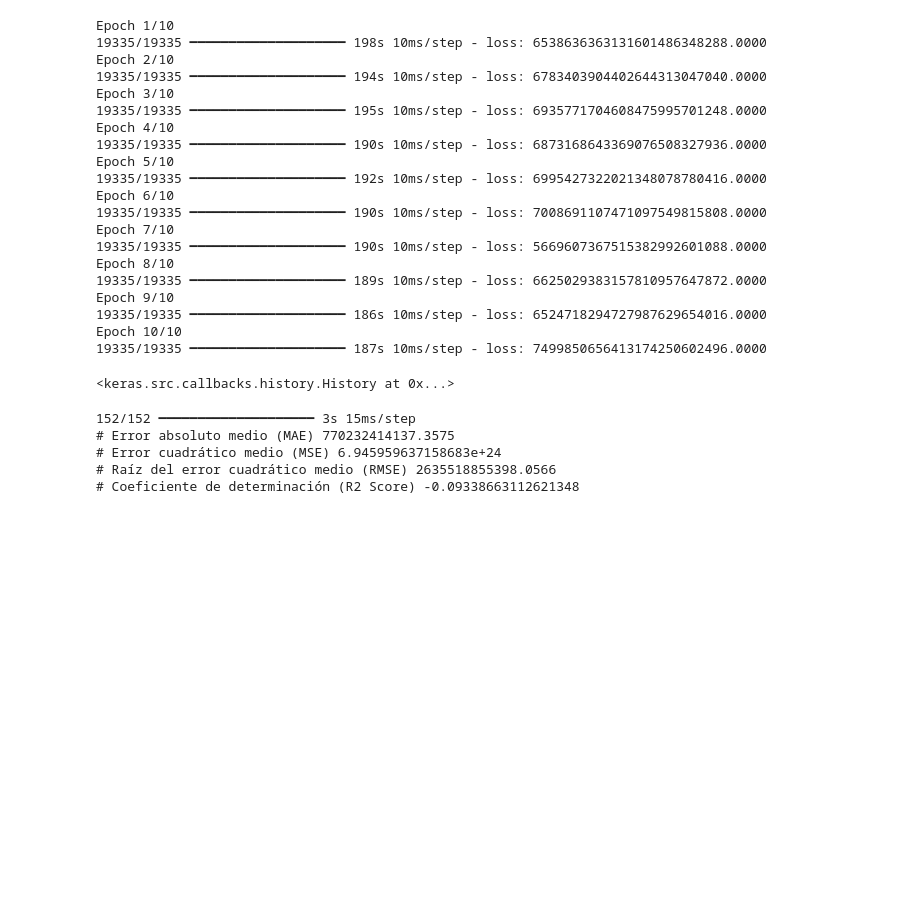
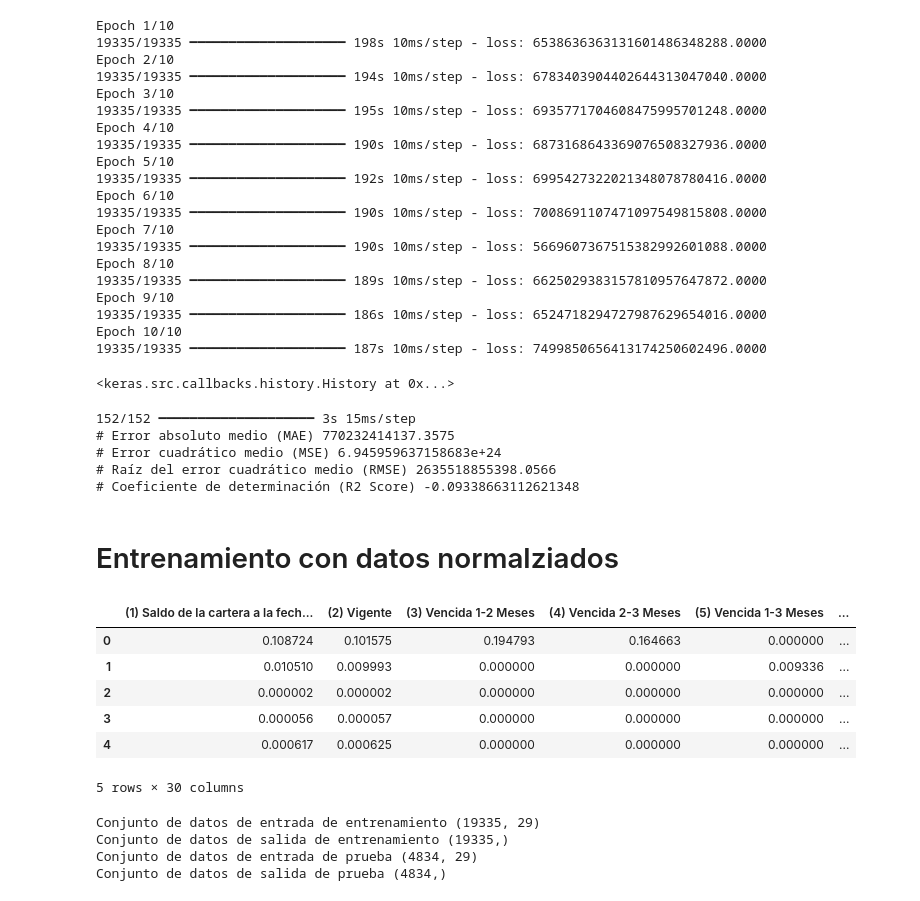
Before and after one commit to FerchoRV/Predictor-de-cartera-banca-colombiana, a Jupyter notebook: NoteBooks/entrenamiento_experimentacion.ipynb, the cells around one changed output. Cells and saved outputs as stored; diff of their text form; code cells hidden in the pictures; blank space fills up the shorter version.

```diff
--- a/NoteBooks/entrenamiento_experimentacion.ipynb
+++ b/NoteBooks/entrenamiento_experimentacion.ipynb
@@ -152,3 +155,28 @@ print('# Coeficiente de determinación (R2 Score)', r2)
 # Error cuadrático medio (MSE) 6.945959637158683e+24
 # Raíz del error cuadrático medio (RMSE) 2635518855398.0566
 # Coeficiente de determinación (R2 Score) -0.09338663112621348
+# %% [markdown]
+# Entrenamiento con datos normalziados
+# %%
+colum_num =['(1) Saldo de la cartera a la fecha de corte del reporte',
+            '(2) Vigente','(3) Vencida 1-2 Meses','(4) Vencida 2-3 Meses',
+            '(5) Vencida 1-3 Meses','(6) Vencida 3-4 Meses','(7) Vencida > de 4 Meses',
+            '(8) Vencida 3-6 Meses','(9) Vencida +6 meses','(10) Vencida 1-4 meses',
+            '(20) Calificación de Riesgo B / Saldo','(21) Calificación de Riesgo C / Número de Clientes',
+            '(22) Calificación de Riesgo C / Saldo','(23) Calificación de Riesgo D / Número de Clientes',
+            '(24) Calificación de Riesgo D / Saldo','(25) Calificación de Riesgo E / Número de Clientes',
+            '(26) Calificación de Riesgo E / Saldo']
+# %%
+encoder_num = MinMaxScaler()
+df_n = df.copy()
+# Aplica encoder numericoa a variables int y float
+df_n[colum_num] = encoder_num.fit_transform(df_n[colum_num])
+df_n.head()
+# %% [output]
+|  | (1) Saldo de la cartera a la fech... | (2) Vigente | (3) Vencida 1-2 Meses | (4) Vencida 2-3 Meses | (5) Vencida 1-3 Meses | ... |
+| 0 | 0.108724 | 0.101575 | 0.194793 | 0.164663 | 0.000000 | ... |
+| 1 | 0.010510 | 0.009993 | 0.000000 | 0.000000 | 0.009336 | ... |
+| 2 | 0.000002 | 0.000002 | 0.000000 | 0.000000 | 0.000000 | ... |
+| 3 | 0.000056 | 0.000057 | 0.000000 | 0.000000 | 0.000000 | ... |
+| 4 | 0.000617 | 0.000625 | 0.000000 | 0.000000 | 0.000000 | ... |
+5 rows × 30 columns
@@ -154,0 +187,13 @@ print('# Coeficiente de determinación (R2 Score)', r2)
+# %%
+X_train_n, X_test_n, y_train_n, y_test_n = train_test_split(X_n, y_n, test_size= 0.2, random_state= 42 )
+
+print('Conjunto de datos de entrada de entrenamiento', X_train_n.shape)
+print('Conjunto de datos de salida de entrenamiento', y_train_n.shape)
+
+print('Conjunto de datos de entrada de prueba', X_test_n.shape)
+print('Conjunto de datos de salida de prueba', y_test_n.shape)
+# %% [output]
+Conjunto de datos de entrada de entrenamiento (19335, 29)
+Conjunto de datos de salida de entrenamiento (19335,)
+Conjunto de datos de entrada de prueba (4834, 29)
+Conjunto de datos de salida de prueba (4834,)
```
Also changed, not shown: parts of 5 cells of this notebook, 3 other files.
